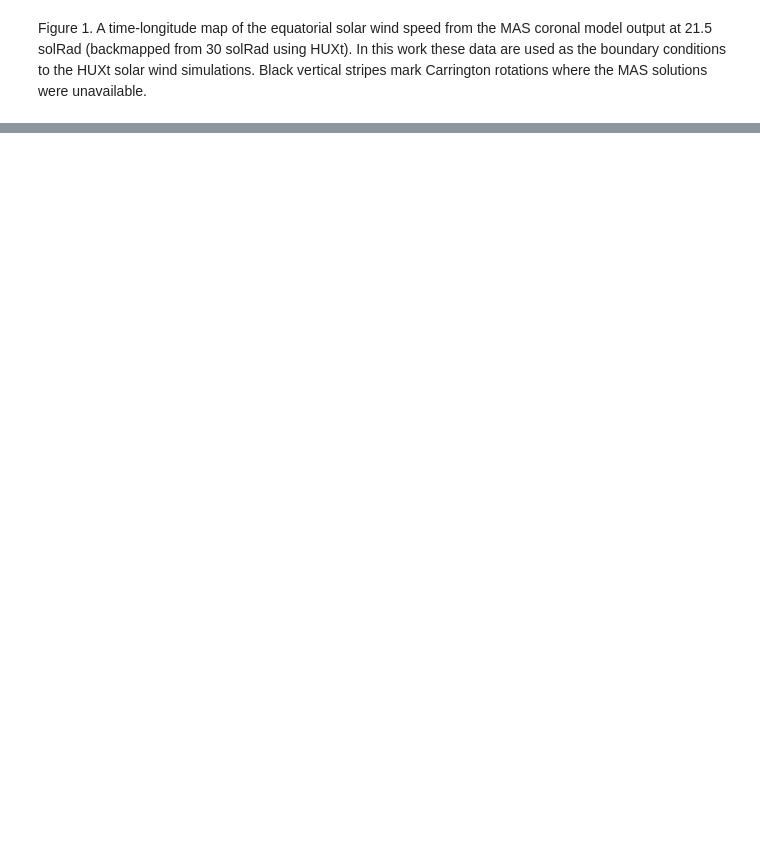
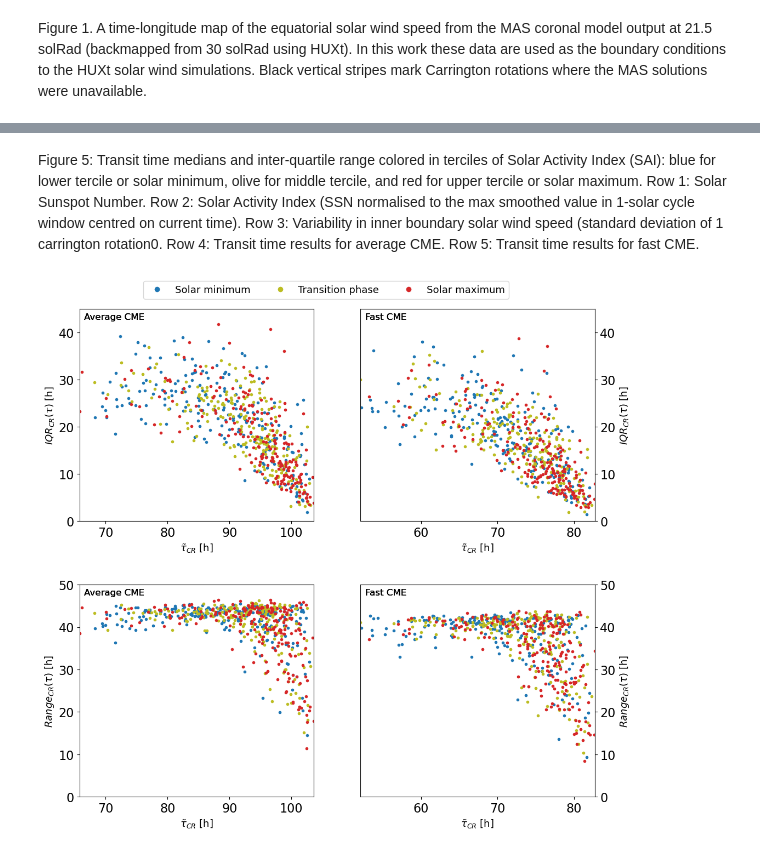
Before and after one commit to dechenlhamogyeltshen/CME_transit_variability, a Jupyter notebook: code/analysis.ipynb, the cells around one changed output, grey strips where cells are left out. Drawn from its saved outputs; the diff is of its cells as text; code cells hidden in the pictures; blank space fills up the shorter version.

```diff
--- a/code/analysis.ipynb
+++ b/code/analysis.ipynb
@@ -449,0 +947,76 @@ DataError: Cannot aggregate non-numeric type: object
+# %% [markdown]
+Figure 5: Transit time medians and inter-quartile range colored in terciles of Solar Activity Index (SAI): blue for lower tercile or solar minimum, olive for middle tercile, and red for upper tercile or solar maximum. Row 1: Solar Sunspot Number. Row 2: Solar Activity Index (SSN normalised to the max smoothed value in 1-solar cycle window centred on current time). Row 3: Variability in inner boundary solar wind speed (standard deviation of 1 carrington rotation0. Row 4: Transit time results for average CME. Row 5: Transit time results for fast CME.
+# %%
+def transit_median_iqr_scatter():
+    """
+    Scatter plots of the CR median transit time vs transit time IQR for the average and fast CME scenarios
+    Returns:
+    """
+    cme_avg, cme_fst = load_reduced_transit_data()
+
+    # Define terciles for SAI
+    terciles = cme_avg['sai'].quantile([0.333, 0.666]).values
+    colors = ['tab:blue', 'tab:olive', 'tab:red']
+    labels = ['Solar minimum', 'Transition phase', 'Solar maximum']
+
+    # Create figure with 2 rows and 2 columns
+    fig, ax = plt.subplots(2, 2, figsize=(10,10))
+
+    # Initialize lists for legend handles and labels
+    legend_handles = []
+    legend_labels = []
+
+    for i, (cme, label) in enumerate(zip([cme_avg, cme_fst], ['Average CME', 'Fast CME'])):
+        # Create mask for the terciles
+        id_low = cme['sai'] <= terciles[0]
+        id_mid = (cme['sai'] > terciles[0]) & (cme['sai'] <= terciles[1])
+        id_high = cme['sai'] > terciles[1]
+
+        for id_sub, col, label_t in zip([id_low, id_mid, id_high], colors, labels):
+            # Mask the data for the corresponding tercile
+            cme_copy = cme.copy()
+            cme_copy[np.logical_not(id_sub)] = np.NaN
+
+            # Plot Transit Time Median vs IQR
+            scatter_iqr = ax[0, i].plot(cme_copy['avg'], cme_copy['iqr'], '.', color=col, label=label_t)
+            ax[0, i].set_xlabel(r'$\tilde{\tau}_{CR}$ [h]', fontsize=13)
+            ax[0, i].set_ylabel(r'$IQR_{CR}(\tau)$ [h]', fontsize=13)
+            ax[0, i].set_ylim(0,45)
+            ax[0, i].text(0.02, 0.95, label, transform=ax[0, i].transAxes, fontsize=12)
+
+            # Plot Transit Time Median vs Range (for second row)
+            scatter_range = ax[1, i].plot(cme_copy['avg'], cme_copy['range'], '.', color=col, label=label_t)
+            ax[1, i].set_xlabel(r'$\tilde{\tau}_{CR}$ [h]', fontsize=13)
+            ax[1, i].set_ylabel(r'$Range_{CR}(\tau)$ [h]', fontsize=13)
+            ax[1, i].set_ylim(0, 50)
+            ax[1, i].text(0.02, 0.95, label, transform=ax[1, i].transAxes, fontsize=12)
+
+        # Add labels and limits
+        ax[0, i].set_xlim(cme['avg'].min(), cme['avg'].max())
+        ax[1, i].set_xlim(cme['avg'].min(), cme['avg'].max())
+
+    # Create a single legend for the entire plot
+    for col, label in zip(colors, labels):
+        handle = plt.Line2D([0], [0], marker='o', color='w', markerfacecolor=col, markersize=8)
+        legend_handles.append(handle)
+        legend_labels.append(label)
+
+    fig.legend(legend_handles, legend_labels, loc='upper center', bbox_to_anchor=(0.5, 1.05), fontsize=13, ncol=3)
+
+    # Move y-axis of second column to the right
+    ax[0, 1].yaxis.tick_right()
+    ax[0, 1].yaxis.set_label_position('right')
+    ax[1, 1].yaxis.tick_right()
+    ax[1, 1].yaxis.set_label_position('right')
+
+    # Adjust layout
+    fig.subplots_adjust(left=0.05, bottom=0.1, right=0.99, top=0.99, wspace=0.2, hspace=0.3)
+
+    fig_name = "/Users/dven/repos/CME_transit_climatology_new/figures/transit_scatter.pdf"
+    fig.savefig(fig_name, dpi=300, bbox_inches='tight')
+
+    return
+
+transit_median_iqr_scatter()
+# %% [output]
+[figure, added]
```
Also changed, not shown: parts of 28 cells of this notebook, 6 other files.
